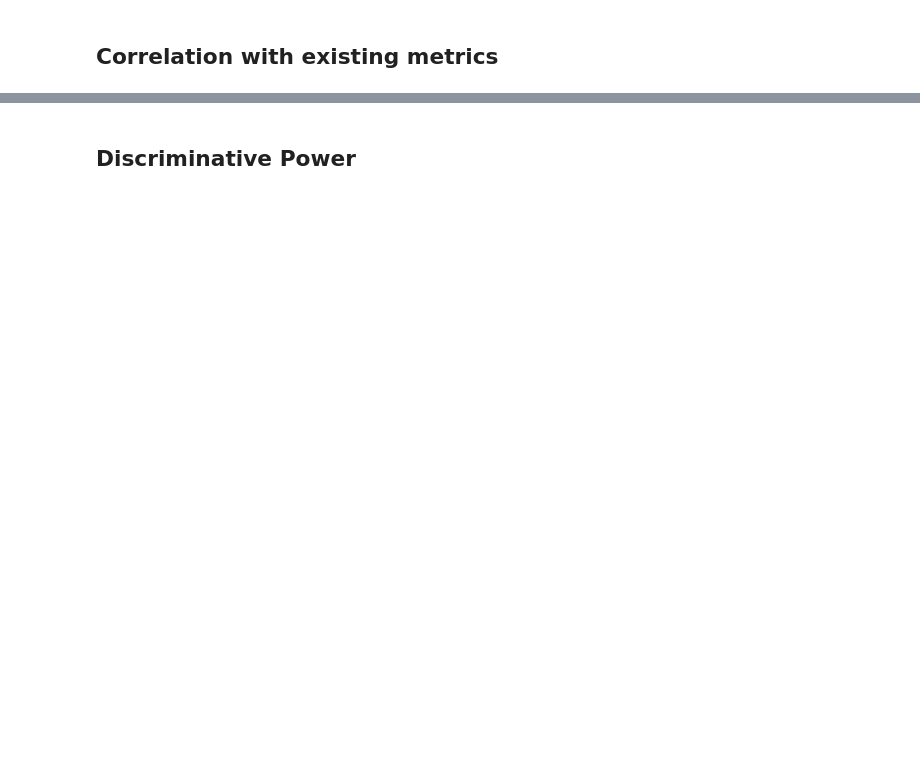
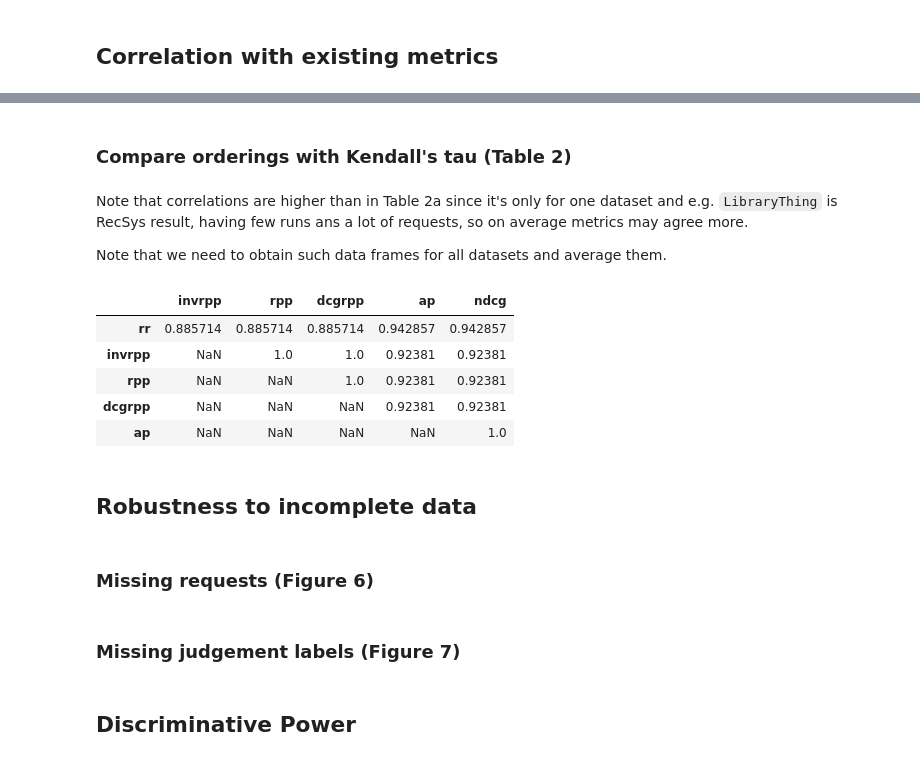
Before and after one commit to SitaraLiang/ir-rpp-project, a Jupyter notebook: experiments/vlad/statistics_on_scores.ipynb, the cells around one changed output, grey strips where cells are left out. Drawn from its saved outputs; the diff is of its cells as text; code cells hidden in the pictures; blank space fills up the shorter version.

Commit message:
add functions for stats on orderings; brush up the repo

```diff
--- a/experiments/vlad/statistics_on_scores.ipynb
+++ b/experiments/vlad/statistics_on_scores.ipynb
@@ -56,3 +47,5 @@ df_preferences = pd.DataFrame(preferences)
 # %%
 pref_eval_output = summary + preferences + raw_metrics
-system_orderings_by_query, system_orderings = aggregate_preferences(prefs=pref_eval_output, query_eval_wanted=True)
+system_orderings_by_query, system_orderings = aggregate_preferences(
+    prefs=pref_eval_output, query_eval_wanted=True
+)
@@ -151,0 +66,19 @@ for metric_name in df_query_level_diffs.columns:
+# %% [markdown]
+### Compare orderings with Kendall's tau (Table 2)
+# %% [markdown]
+Note that correlations are higher than in Table 2a since it's only for one dataset and e.g. `LibraryThing` is RecSys result, having few runs ans a lot of requests, so on average metrics may agree more.
+
+Note that we need to obtain such data frames for all datasets and average them.
+# %%
+run_tau_ordering_comparison(system_orderings, system_orderings_by_query, query_id=None)
+# %% [output]
+|  | invrpp | rpp | dcgrpp | ap | ndcg |
+| rr | 0.885714 | 0.885714 | 0.885714 | 0.942857 | 0.942857 |
+| invrpp | NaN | 1.0 | 1.0 | 0.92381 | 0.92381 |
+| rpp | NaN | NaN | 1.0 | 0.92381 | 0.92381 |
+| dcgrpp | NaN | NaN | NaN | 0.92381 | 0.92381 |
+| ap | NaN | NaN | NaN | NaN | 1.0 |
+# %% [markdown]
+## Robustness to incomplete data
+# %% [markdown]
+### Missing requests (Figure 6)
@@ -151,0 +87,2 @@ for metric_name in df_query_level_diffs.columns:
+# %% [markdown]
+### Missing judgement labels (Figure 7)
```
Also changed, not shown: parts of 23 cells of this notebook, 23 other files.
